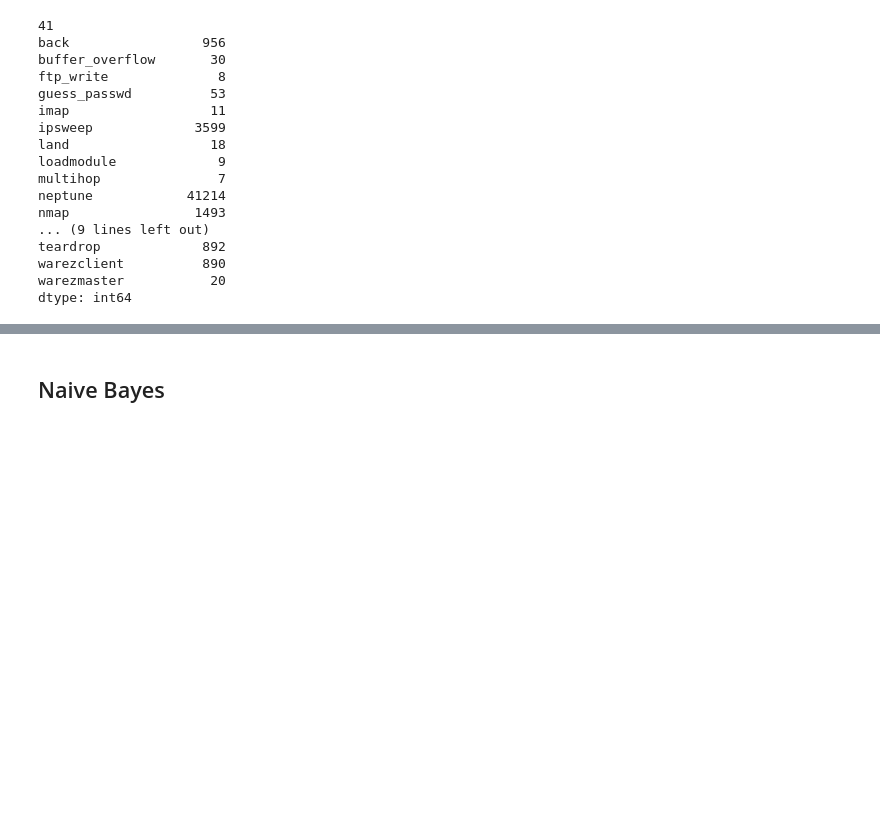
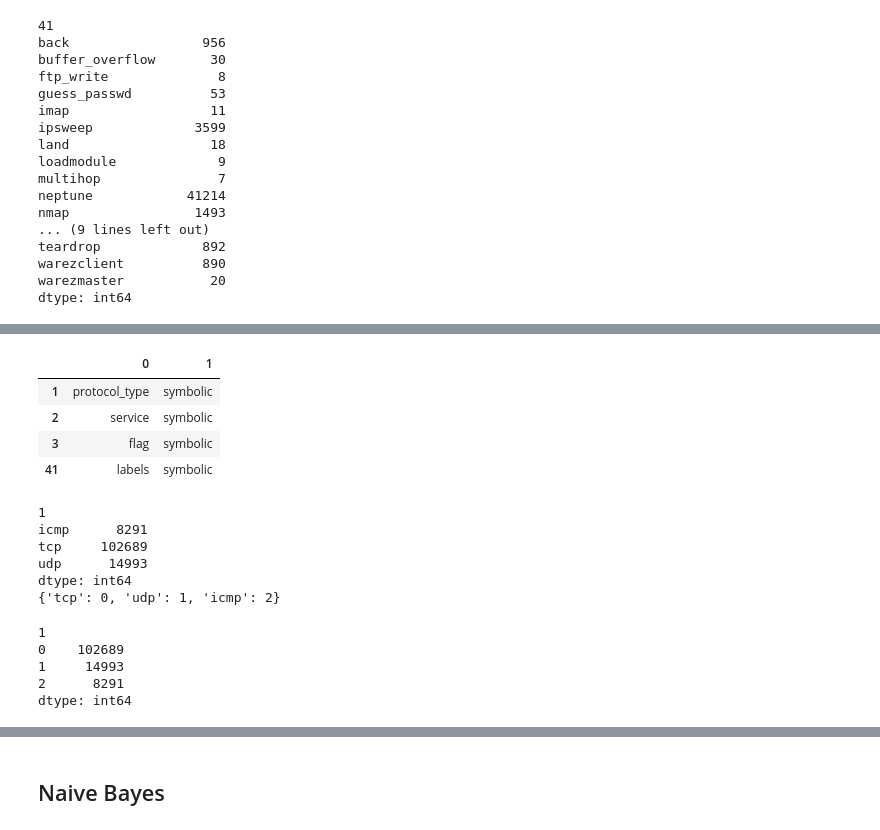
Before and after one commit to sarabranham/CX4240, a Jupyter notebook: Final.ipynb, the cells around one changed output, grey strips where cells are left out. Saved outputs shown, nothing was run; the diff lists cells and outputs as text; code cells hidden in the pictures; blank space fills up the shorter version.

```diff
--- a/Final.ipynb
+++ b/Final.ipynb
@@ -28,4 +34,4 @@ len(data.columns)
 # %%
 field = pd.read_csv('NSL-KDD/Field Names.csv', header=None)
-field.columns = ["Field", "Type"]
-field.transpose()
+#field.columns = ["Field", "Type"]
+#field.transpose()
@@ -75,0 +98,3 @@ dtype: int64
+# %%
+df2 = pd.DataFrame([["labels","symbolic"]])
+field = field.append(df2, ignore_index=True)
@@ -75,0 +112,31 @@ dtype: int64
+# %%
+field.loc[field[1] == 'symbolic']
+#df['column_name'] >= A & df['column_name'] <= B
+#df.loc[~df['column_name'].isin(some_values)]
+# %% [output]
+|  | 0 | 1 |
+| 1 | protocol_type | symbolic |
+| 2 | service | symbolic |
+| 3 | flag | symbolic |
+| 41 | labels | symbolic |
+# %%
+print(traindata.groupby(1).size())
+protocol_map = dict(zip(traindata[1].unique(), range(len(traindata[1].unique()))))
+print(protocol_map)
+# %% [output]
+1
+icmp      8291
+tcp     102689
+udp      14993
+dtype: int64
+{'tcp': 0, 'udp': 1, 'icmp': 2}
+# %%
+traindata = traindata.replace(protocol_map)
+traindata.groupby(1).size()
+# icmp=2, tcp=0, udp=1
+# %% [output]
+1
+0    102689
+1     14993
+2      8291
+dtype: int64
```
Also changed, not shown: parts of 16 cells of this notebook.
